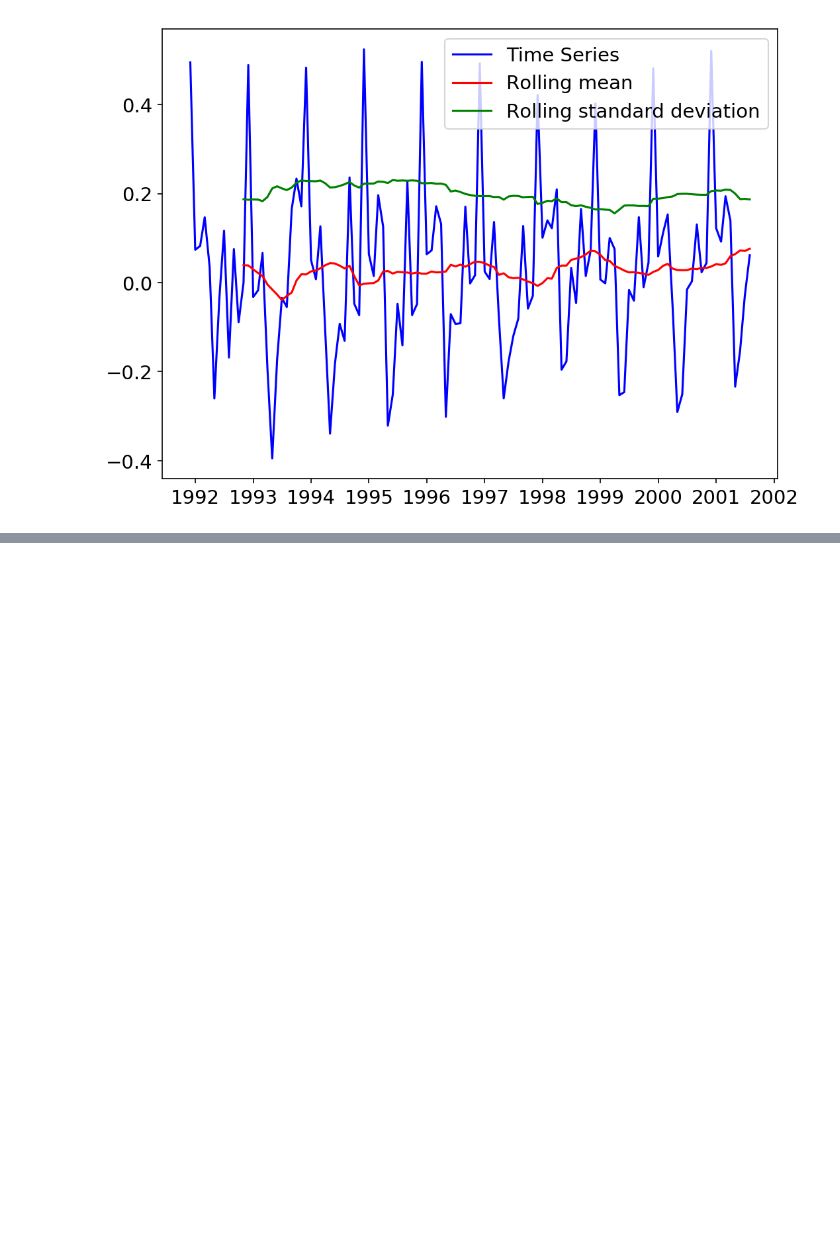
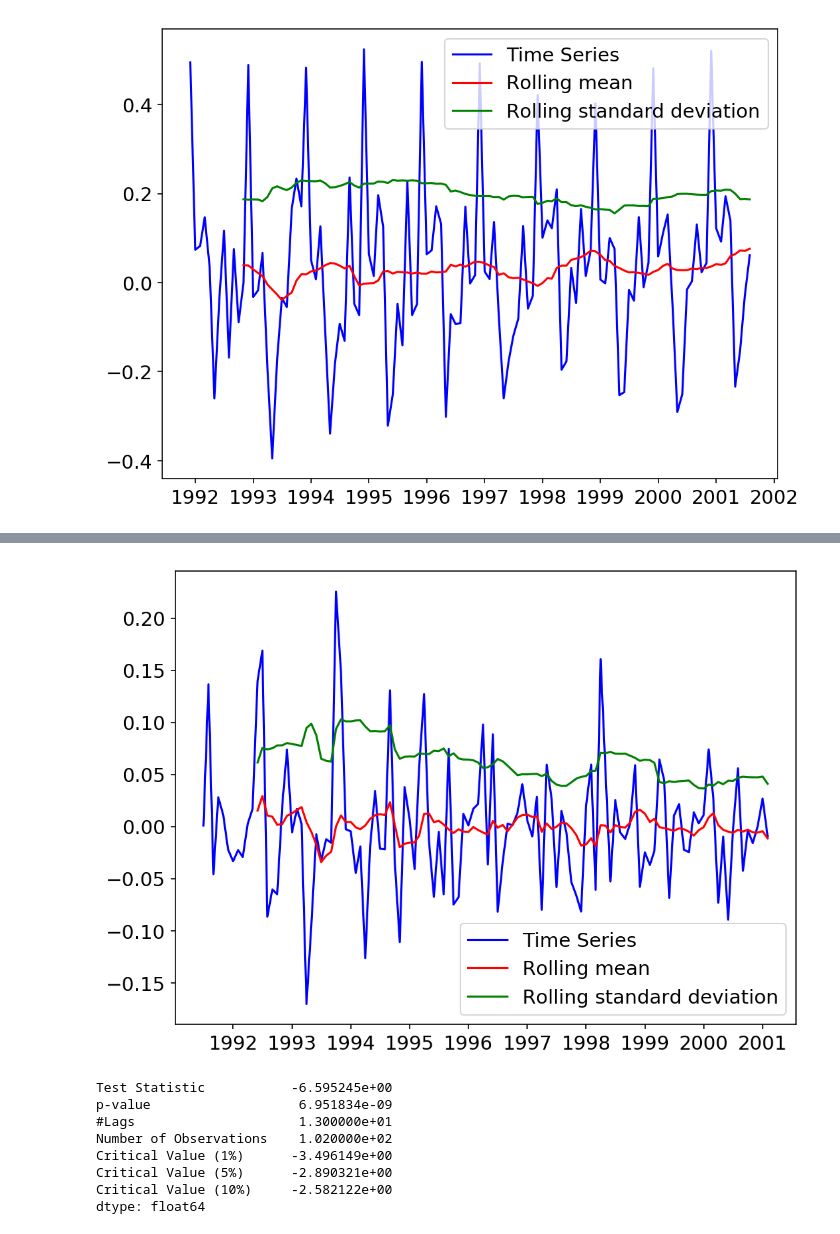
Before and after one commit to JuanCorp/IPSDS, a Jupyter notebook: Unit3 Data Visualization/3.3 Time Series .ipynb, the cells around one changed output, grey strips where cells are left out. Saved outputs shown, nothing was run; the diff lists cells and outputs as text; code cells hidden in the pictures; blank space fills up the shorter version.

```diff
--- a/Unit3 Data Visualization/3.3 Time Series .ipynb
+++ b/Unit3 Data Visualization/3.3 Time Series .ipynb
@@ -164,0 +247,15 @@ See the difference? This time series doesn't have an upwards trend like the orig
+# %%
+decomp_ts = residual
+decomp_ts.dropna(inplace=True)
+plot_Statistics(decomp_ts)
+DFueller_test(decomp_ts)
+# %% [output]
+[figure, added]
+Test Statistic           -6.595245e+00
+p-value                   6.951834e-09
+#Lags                     1.300000e+01
+Number of Observations    1.020000e+02
+Critical Value (1%)      -3.496149e+00
+Critical Value (5%)      -2.890321e+00
+Critical Value (10%)     -2.582122e+00
+dtype: float64
```
Also changed, not shown: parts of 13 cells of this notebook, 3 other files.
